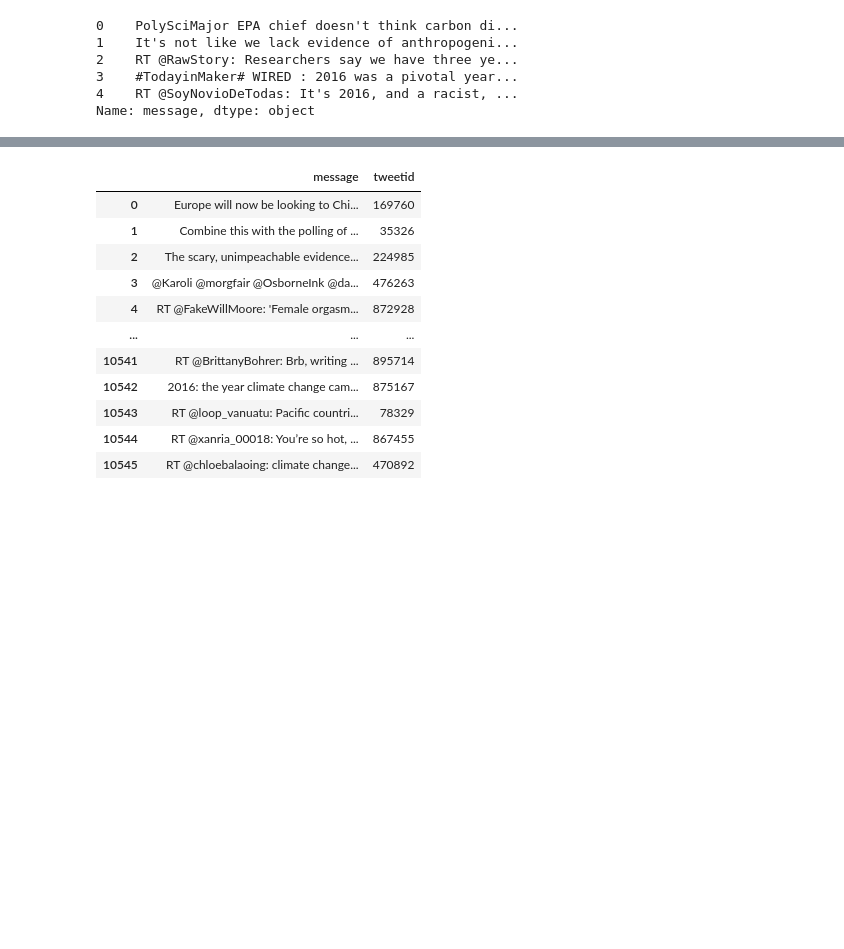
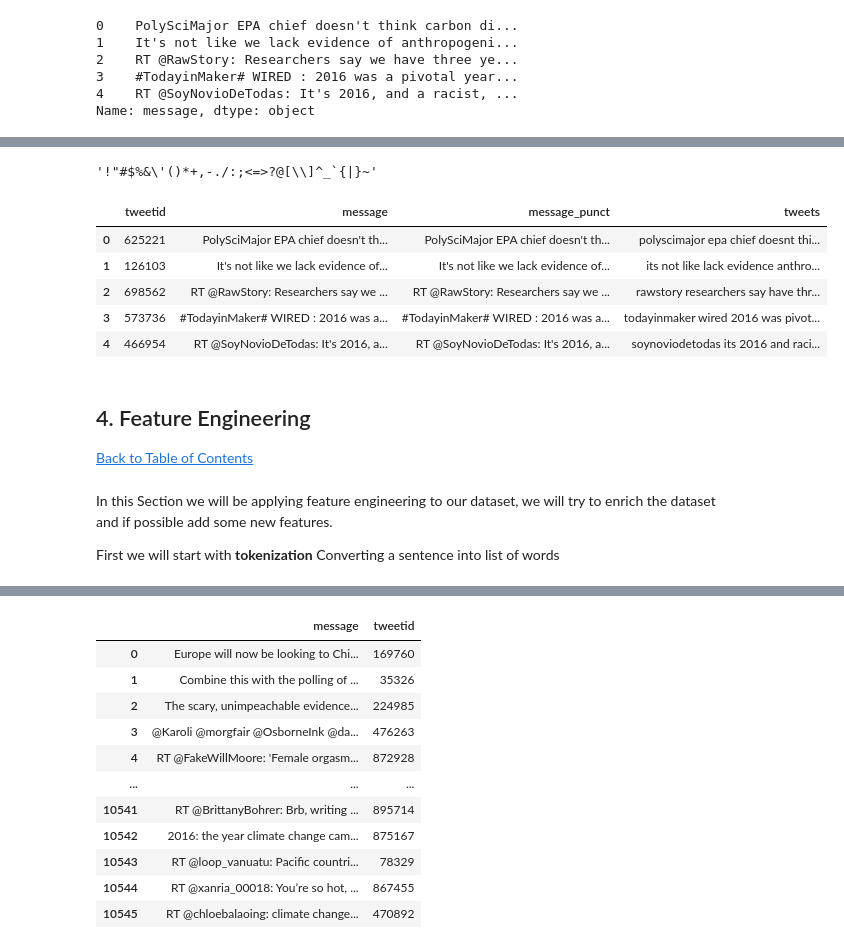
Before and after one commit to abubakaralsadiq/Classification-predict-Team-8, a Jupyter notebook: Classification Predict .ipynb, the cells around one changed output, grey strips where cells are left out. Saved outputs shown, nothing was run; the diff lists cells and outputs as text; code cells hidden in the pictures; blank space fills up the shorter version.

```diff
--- a/Classification Predict .ipynb
+++ b/Classification Predict .ipynb
@@ -351,0 +345,5 @@ f1
+# %%
+# Remove Punctuation
+string.punctuation
+# %% [output]
+'!"#$%&\'()*+,-./:;<=>?@[\\]^_`{|}~'
@@ -351,0 +367,5 @@ f1
+# %%
+#removes all websites and replaces them with the text 'web-url'
+pattern_url = r'http[s]?://(?:[A-Za-z]|[0-9]|[$-_@.&+]|[!*\(\),]|(?:%[0-9A-Fa-f][0-9A-Fa-f]))+'
+subs_url = r'url-web'
+df['message_punct'] = df['message'].replace(to_replace = pattern_url, value = subs_url, regex = True)
@@ -351,0 +394,19 @@ f1
+# %%
+df['tweets'] = df['message_punct'].apply(clean_data)
+# %%
+df.head()
+# %% [output]
+|  | tweetid | message | message_punct | tweets |
+| 0 | 625221 | PolySciMajor EPA chief doesn't th... | PolySciMajor EPA chief doesn't th... | polyscimajor epa chief doesnt thi... |
+| 1 | 126103 | It's not like we lack evidence of... | It's not like we lack evidence of... | its not like lack evidence anthro... |
+| 2 | 698562 | RT @RawStory: Researchers say we ... | RT @RawStory: Researchers say we ... | rawstory researchers say have thr... |
+| 3 | 573736 | #TodayinMaker# WIRED : 2016 was a... | #TodayinMaker# WIRED : 2016 was a... | todayinmaker wired 2016 was pivot... |
+| 4 | 466954 | RT @SoyNovioDeTodas: It's 2016, a... | RT @SoyNovioDeTodas: It's 2016, a... | soynoviodetodas its 2016 and raci... |
+# %% [markdown]
+ <a id="four"></a>
+## 4. Feature Engineering
+<a href=#cont>Back to Table of Contents</a>
+# %% [markdown]
+In this Section we will be applying feature engineering to our dataset, we will try to enrich the dataset and if possible add some new features.
+
+First we will start with **tokenization** Converting a sentence into list of words
```
Also changed, not shown: parts of 104 cells of this notebook, 2 other files.
